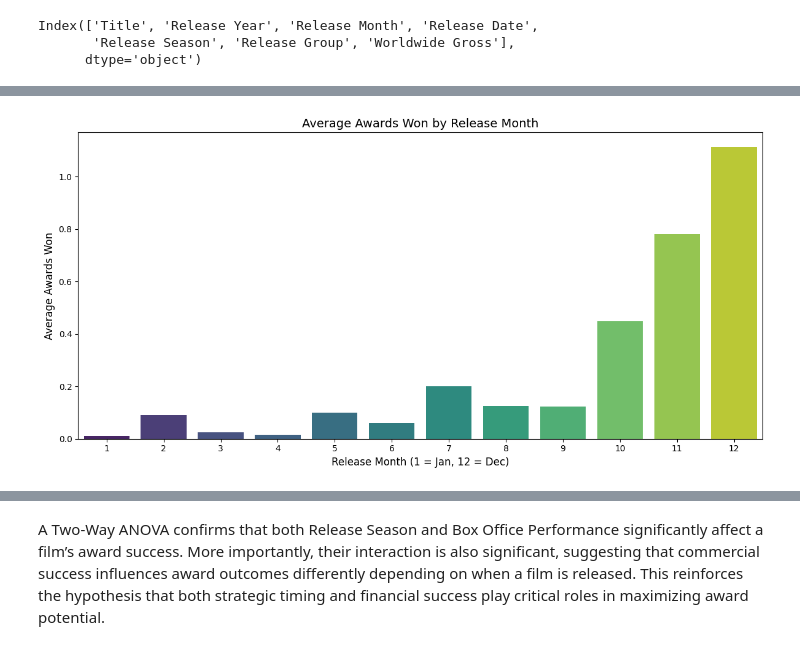
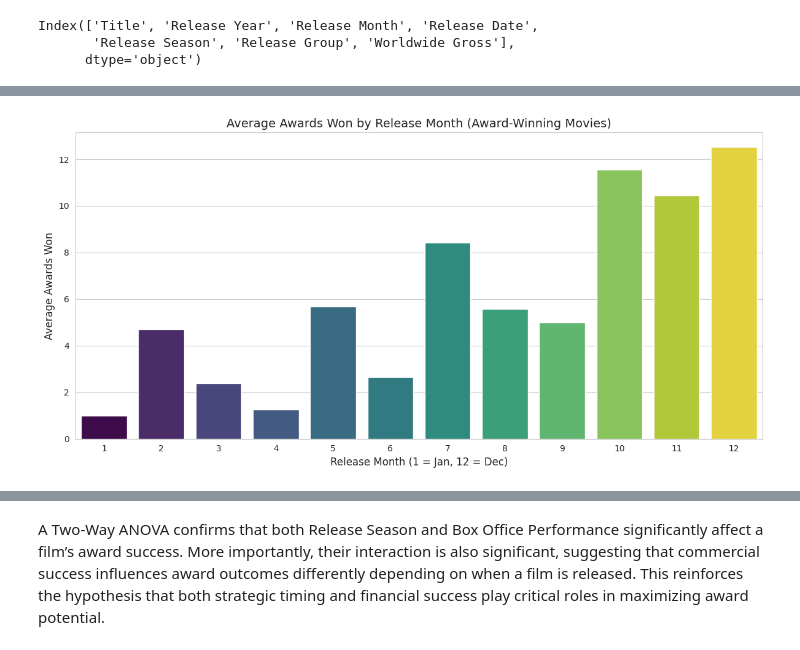
Before and after one commit to oykudemirel/DSA-210-PROJECT, a Jupyter notebook: dsa210project_with_ml.ipynb, the cells around one changed output, grey strips where cells are left out. Cells and saved outputs as stored; diff of their text form; code cells hidden in the pictures.

```diff
--- a/dsa210project_with_ml.ipynb
+++ b/dsa210project_with_ml.ipynb
@@ -562,0 +550,7 @@ Index(['Title', 'Release Year', 'Release Month', 'Release Date',
+# %%
+# Filter the DataFrame to include only movies with Total_Awards_Won > 0
+award_winning_movies_df = final_df[final_df['Total_Awards_Won'] > 0].copy()
+
+print(f"Original number of movies: {len(final_df)}")
+print(f"Number of award-winning movies: {len(award_winning_movies_df)}")
+print(award_winning_movies_df.head())
@@ -563,33 +575,34 @@ Index(['Title', 'Release Year', 'Release Month', 'Release Date',
 # %%
 import numpy as np
 import matplotlib.pyplot as plt
 import seaborn as sns
 
-# If your dataframe is named df instead of final_df, fix the reference:
-# Assuming df is already loaded and cleaned
-df_plot = final_df[['Release Month', 'Total_Awards_Won']].dropna()
 
-# Convert Release Month to integer (if not already)
+df_plot = award_winning_movies_df[['Release Month', 'Total_Awards_Won']].dropna()
+
+# Convert Release Month to integer
 df_plot['Release Month'] = df_plot['Release Month'].astype(int)
 
 # Sort months for better visualization
 df_plot = df_plot.sort_values(by='Release Month')
 
 # Plot
 plt.figure(figsize=(12,6))
 sns.barplot(
     data=df_plot,
     x='Release Month',
     y='Total_Awards_Won',
     estimator=np.mean,
-    ci=None,
-    palette="viridis"
+    errorbar=None, # Fix for ci=None deprecation
+    palette="viridis", # Fix for FutureWarning by adding hue
+    hue='Release Month',
+    legend=False
 )
-plt.title('Average Awards Won by Release Month', fontsize=14)
+plt.title('Average Awards Won by Release Month (Award-Winning Movies)', fontsize=14)
 plt.ylabel('Average Awards Won', fontsize=12)
 plt.xlabel('Release Month (1 = Jan, 12 = Dec)', fontsize=12)
 plt.xticks(rotation=0)
 plt.tight_layout()
 plt.show()
 # %% [output]
-[figure, old version]
+[figure, new version]
```
Also changed, not shown: parts of 64 cells of this notebook.
